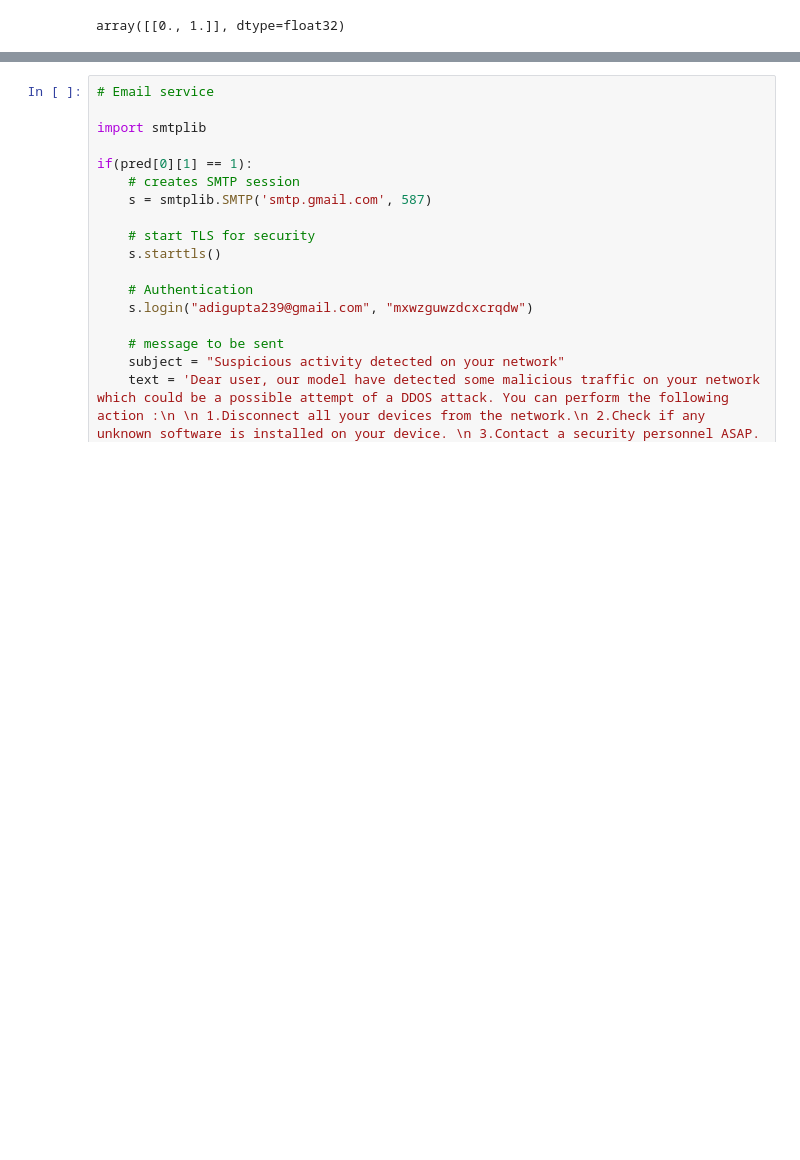
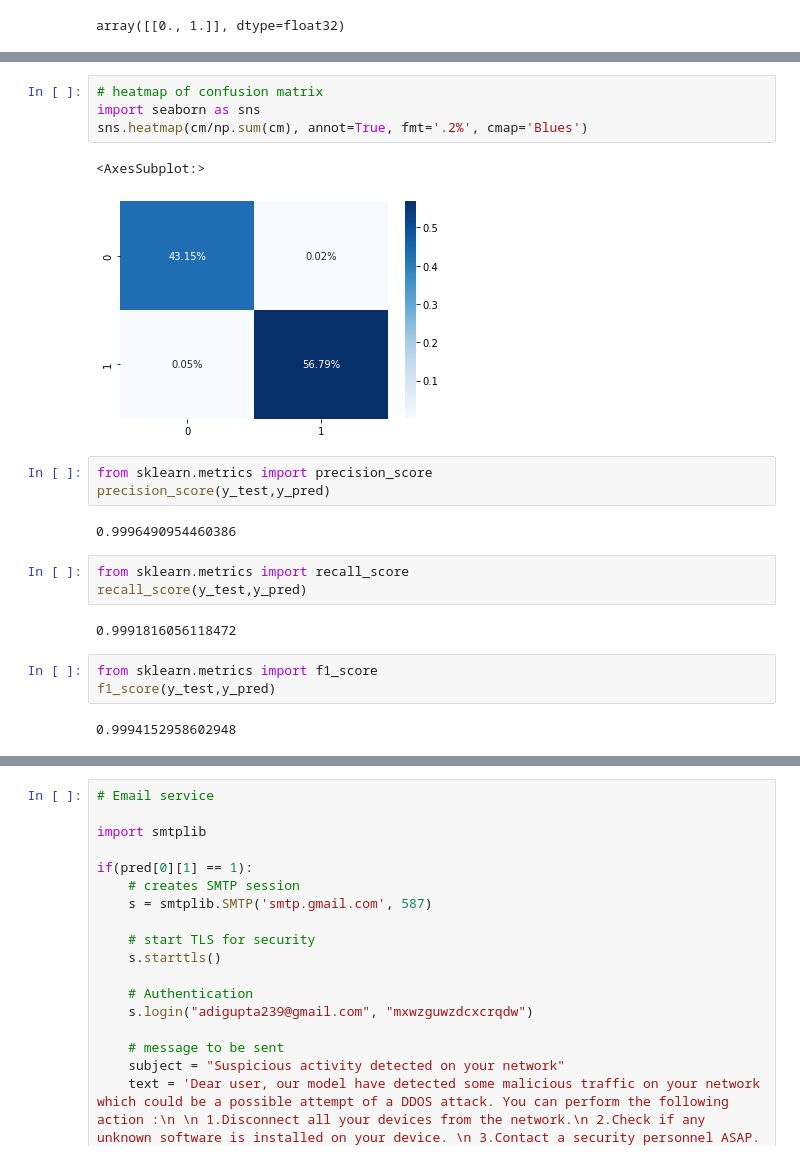
Before and after one commit to eddy1006/Ddos-Attack-Using_Deep-Learning, a Jupyter notebook: ANN_model_Ddos_detection_2.ipynb, the cells around one changed output, grey strips where cells are left out. Drawn from its saved outputs; the diff is of its cells as text; blank space fills up the shorter version.

```diff
--- a/ANN_model_Ddos_detection_2.ipynb
+++ b/ANN_model_Ddos_detection_2.ipynb
@@ -231,3 +265,25 @@ array([[0., 1.]], dtype=float32)
+# %%
+# heatmap of confusion matrix
+import seaborn as sns
+sns.heatmap(cm/np.sum(cm), annot=True, fmt='.2%', cmap='Blues')
+# %% [output]
+<AxesSubplot:>
+[figure, added]
+# %%
+from sklearn.metrics import precision_score
+precision_score(y_test,y_pred)
+# %% [output]
+0.9996490954460386
+# %%
+from sklearn.metrics import recall_score
+recall_score(y_test,y_pred)
+# %% [output]
+0.9991816056118472
+# %%
+from sklearn.metrics import f1_score
+f1_score(y_test,y_pred)
+# %% [output]
+0.9994152958602948
 # %%
 # SMS service
 import requests
```
Also changed, not shown: parts of 10 cells of this notebook.
